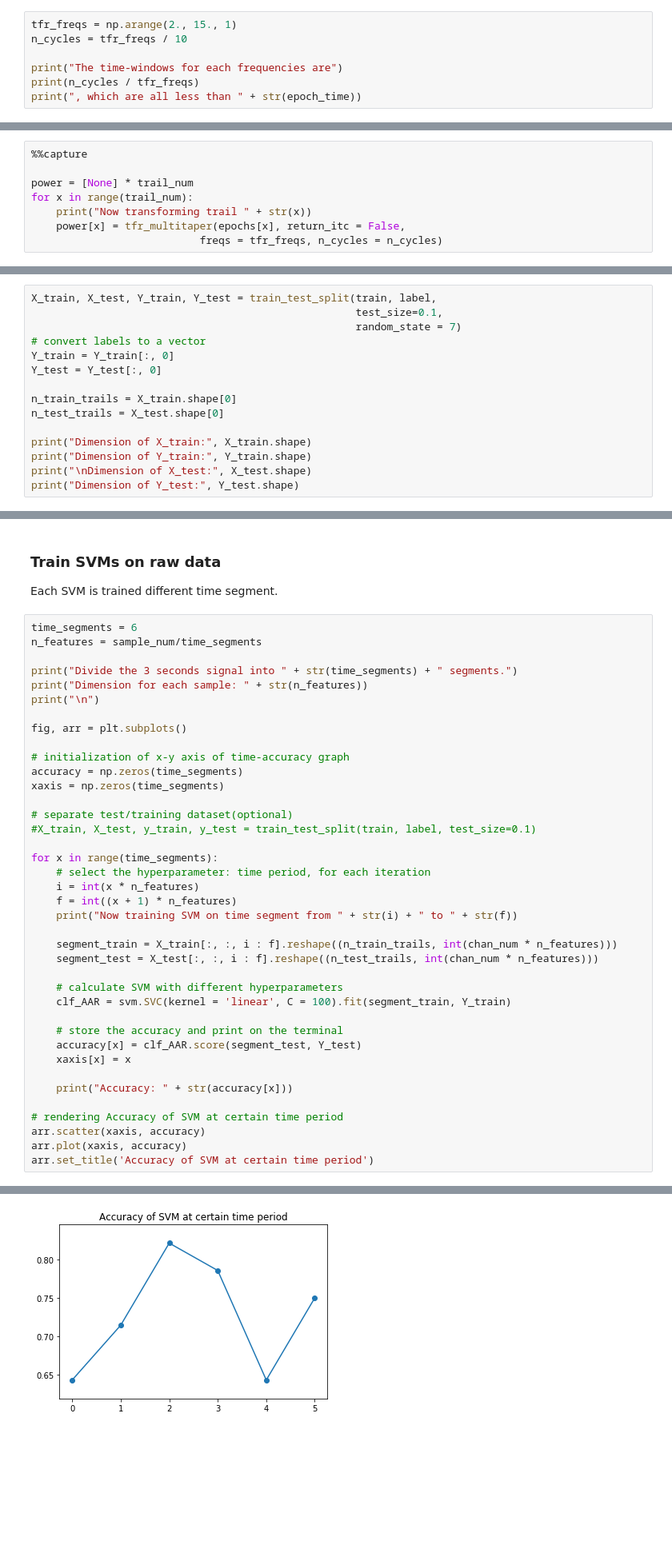
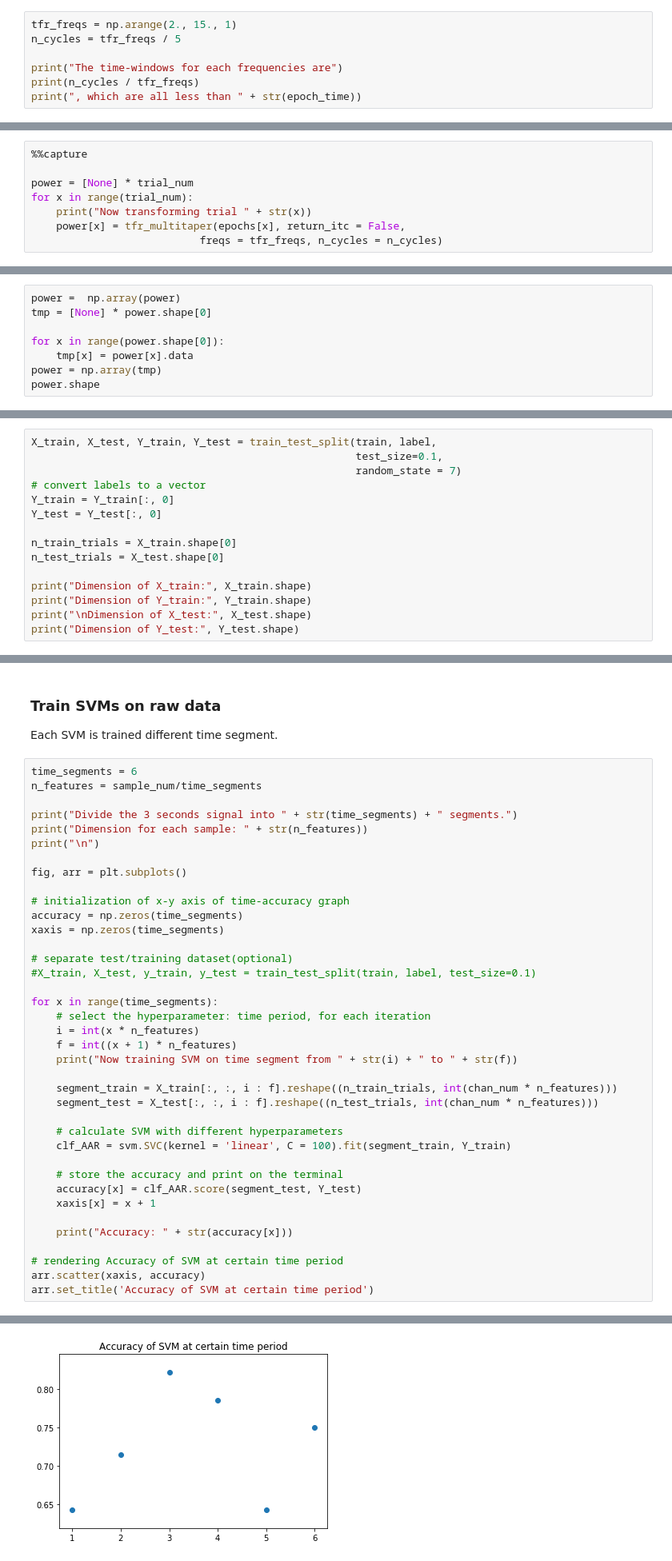
Before and after one commit to tgs2315/ECoG-SVM, a Jupyter notebook: test.ipynb, the cells around one changed output, grey strips where cells are left out. Shown at 80% size. Cells and saved outputs as stored; diff of their text form; blank space fills up the shorter version.

```diff
--- a/test.ipynb
+++ b/test.ipynb
@@ -216,7 +251,7 @@ However when n_cycles is freq divided by 2, the time-window is 0.5, which is lar
 ### Solution for the issue
 # %%
 tfr_freqs = np.arange(2., 15., 1)
-n_cycles = tfr_freqs / 10
+n_cycles = tfr_freqs / 5
 
 print("The time-windows for each frequencies are")
 print(n_cycles / tfr_freqs)
@@ -228,8 +263,8 @@ The time-windows for each frequencies are
 # %%
 %%capture
 
-power = [None] * trail_num
-for x in range(trail_num):
-    print("Now transforming trail " + str(x))
+power = [None] * trial_num
+for x in range(trial_num):
+    print("Now transforming trial " + str(x))
     power[x] = tfr_multitaper(epochs[x], return_itc = False,
                            freqs = tfr_freqs, n_cycles = n_cycles)
@@ -235,0 +273,8 @@ for x in range(trail_num):
+# %%
+power =  np.array(power)
+tmp = [None] * power.shape[0]
+
+for x in range(power.shape[0]):
+    tmp[x] = power[x].data
+power = np.array(tmp)
+power.shape
@@ -261,8 +435,8 @@ X_train, X_test, Y_train, Y_test = train_test_split(train, label,
 Y_train = Y_train[:, 0]
 Y_test = Y_test[:, 0]
 
-n_train_trails = X_train.shape[0]
-n_test_trails = X_test.shape[0]
+n_train_trials = X_train.shape[0]
+n_test_trials = X_test.shape[0]
 
 print("Dimension of X_train:", X_train.shape)
 print("Dimension of Y_train:", Y_train.shape)
@@ -300,38 +474,37 @@ for x in range(time_segments):
     f = int((x + 1) * n_features)
     print("Now training SVM on time segment from " + str(i) + " to " + str(f))
 
-    segment_train = X_train[:, :, i : f].reshape((n_train_trails, int(chan_num * n_features)))
-    segment_test = X_test[:, :, i : f].reshape((n_test_trails, int(chan_num * n_features)))
+    segment_train = X_train[:, :, i : f].reshape((n_train_trials, int(chan_num * n_features)))
+    segment_test = X_test[:, :, i : f].reshape((n_test_trials, int(chan_num * n_features)))
 
     # calculate SVM with different hyperparameters
     clf_AAR = svm.SVC(kernel = 'linear', C = 100).fit(segment_train, Y_train)
 
     # store the accuracy and print on the terminal
     accuracy[x] = clf_AAR.score(segment_test, Y_test)
-    xaxis[x] = x
+    xaxis[x] = x + 1
 
     print("Accuracy: " + str(accuracy[x]))
 
 # rendering Accuracy of SVM at certain time period
 arr.scatter(xaxis, accuracy)
-arr.plot(xaxis, accuracy)
 arr.set_title('Accuracy of SVM at certain time period')
 # %% [output]
 Divide the 3 seconds signal into 6 segments.
 Dimension for each sample: 500.0
 
 
 Now training SVM on time segment from 0 to 500
 Accuracy: 0.6428571428571429
 Now training SVM on time segment from 500 to 1000
 Accuracy: 0.7142857142857143
 Now training SVM on time segment from 1000 to 1500
 Accuracy: 0.8214285714285714
 Now training SVM on time segment from 1500 to 2000
 Accuracy: 0.7857142857142857
 Now training SVM on time segment from 2000 to 2500
 Accuracy: 0.6428571428571429
 Now training SVM on time segment from 2500 to 3000
 Accuracy: 0.75
 Text(0.5, 1.0, 'Accuracy of SVM at certain time period')
-[figure, old version]
+[figure, new version]
```
Also changed, not shown: parts of 35 cells of this notebook.
